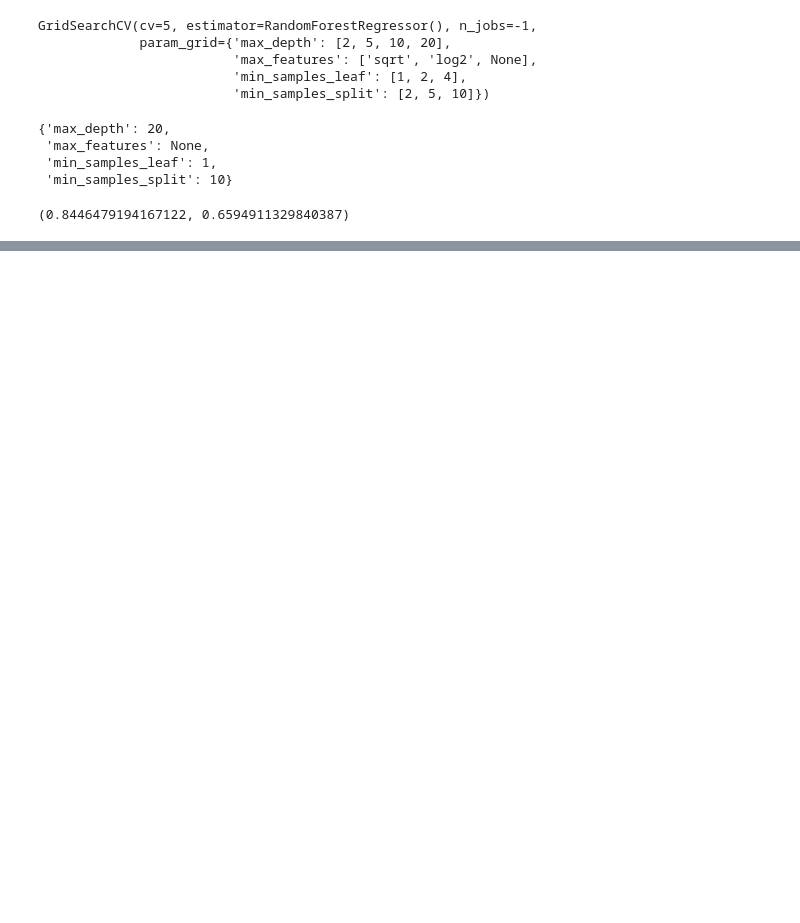
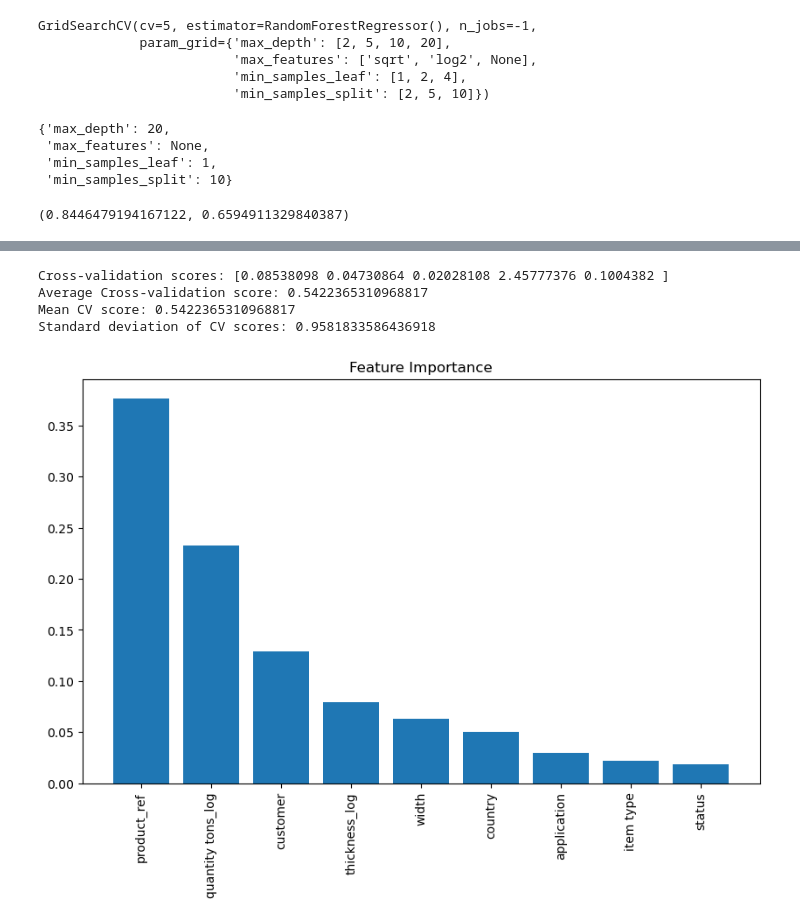
Before and after one commit to VishnupriyaSR/Industrial-Copper-Modelling, a Jupyter notebook: coppermodel.ipynb, the cells around one changed output, grey strips where cells are left out. Saved outputs shown, nothing was run; the diff lists cells and outputs as text; code cells hidden in the pictures; blank space fills up the shorter version.

```diff
--- a/coppermodel.ipynb
+++ b/coppermodel.ipynb
@@ -822,0 +829,75 @@ selling_price
+# %%
+from sklearn.model_selection import KFold, cross_val_score
+from sklearn.linear_model import LinearRegression
+import numpy as np
+
+x = dfin.drop(columns=['selling_price_log'], axis=1)
+x = x.drop('item_date',axis=1)
+x = x.drop('delivery date',axis=1)
+y = dfin['selling_price_log']
+
+# Create a linear regression model
+model = LinearRegression()
+
+# Define the number of folds for cross-validation
+n_folds = 5
+
+# Create a KFold cross-validation object
+kf = KFold(n_splits=n_folds)
+
+# Perform cross-validation
+cv_scores = cross_val_score(model, x, y, cv=kf, scoring='neg_mean_squared_error')
+
+# Convert scores to positive values
+cv_scores = -cv_scores
+
+# Print the cross-validation scores
+print("Cross-validation scores:", cv_scores)
+avg_score = np.mean(cv_scores)
+print("Average Cross-validation score:", avg_score)
+# Calculate the mean and standard deviation of the cross-validation scores
+mean_score = np.mean(cv_scores)
+std_dev = np.std(cv_scores)
+print("Mean CV score:", mean_score)
+print("Standard deviation of CV scores:", std_dev)
+# %% [output]
+Cross-validation scores: [0.08538098 0.04730864 0.02028108 2.45777376 0.1004382 ]
+Average Cross-validation score: 0.5422365310968817
+Mean CV score: 0.5422365310968817
+Standard deviation of CV scores: 0.9581833586436918
+# %%
+from sklearn.ensemble import RandomForestRegressor
+import numpy as np
+import matplotlib.pyplot as plt
+
+# Load the Iris dataset (or replace it with your dataset)
+x = dfin.drop(columns=['selling_price_log'], axis=1)
+x = x.drop('item_date',axis=1)
+x = x.drop('delivery date',axis=1)
+y = dfin['selling_price_log']
+
+
+feature_names = ['customer', 'country', 'status', 'item type',
+       'application', 'width', 'product_ref','quantity tons_log', 'thickness_log', 'selling_price_log']
+
+# Train a random forest classifier
+model = RandomForestRegressor(n_estimators=100, random_state=42)
+model.fit(x, y)
+
+# Get feature importances
+importances = model.feature_importances_
+
+# Sort feature importances in descending order
+indices = np.argsort(importances)[::-1]
+
+# Rearrange feature names based on feature importances
+names = [feature_names[i] for i in indices]
+
+# Create plot
+plt.figure(figsize=(10, 6))
+plt.title("Feature Importance")
+plt.bar(range(x.shape[1]), importances[indices])
+plt.xticks(range(x.shape[1]), names, rotation=90)
+plt.show()
+# %% [output]
+[figure, added]
```
Also changed, not shown: parts of 11 cells of this notebook.
